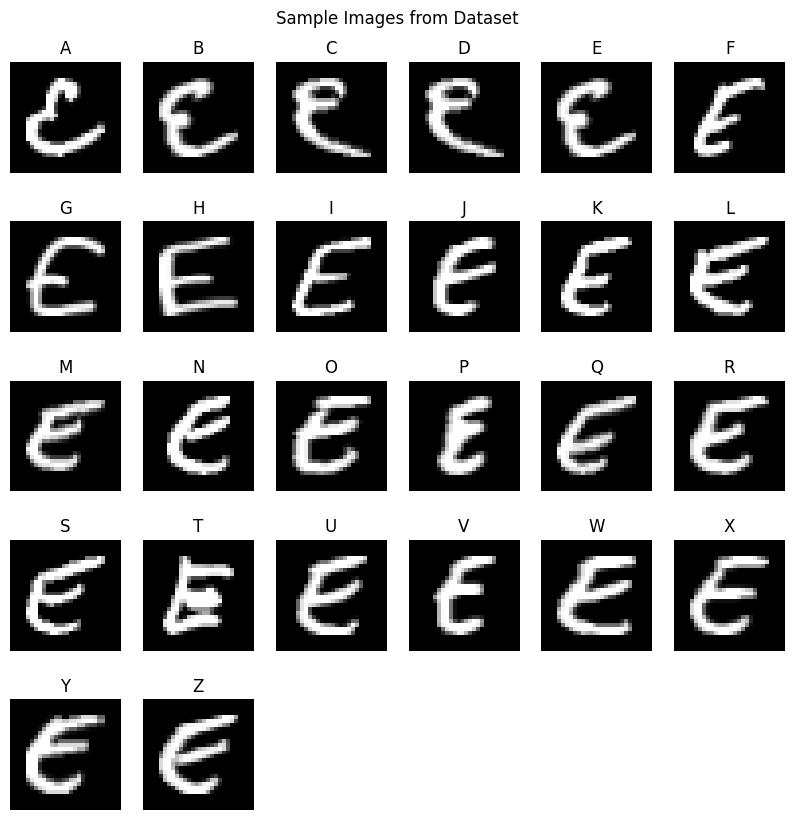
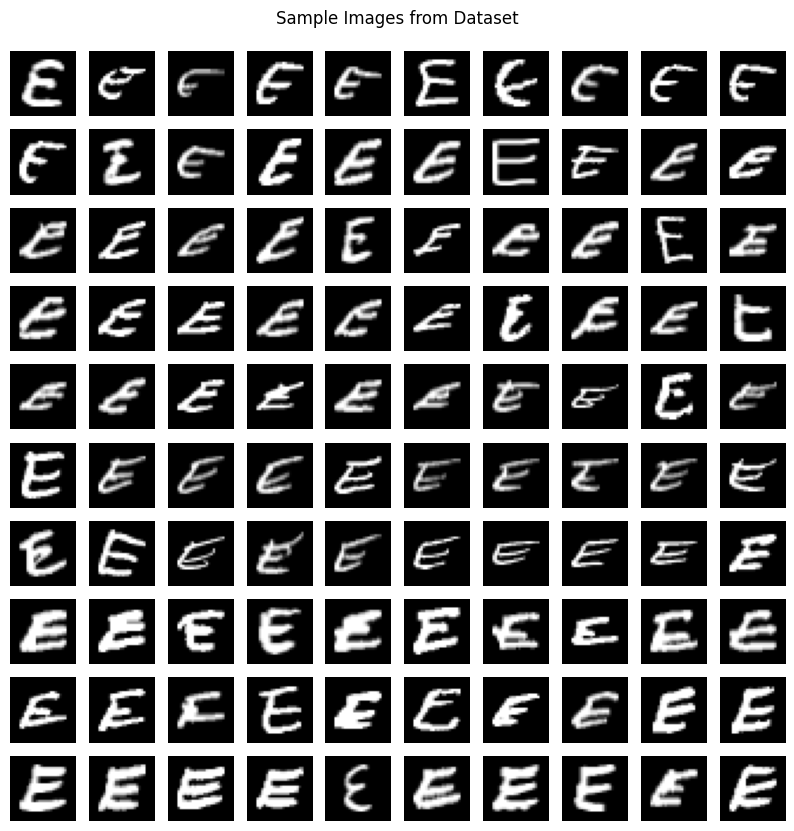
Code edit (unified diff) that turned the first committed figure into the second:
--- before
+++ after
@@ -2,7 +2,7 @@
 plt.title('Sample Images from Dataset', pad=20)
 plt.axis('off')
-for i in range(26):
-    plt.subplot(5, 6, i + 1)
-    plt.imshow(X[y_raw == 4][i], cmap='gray')
-    plt.title(chr(i + 65))
+for i in range(100):
+    plt.subplot(10, 10, i + 1)
+    plt.imshow(X[y_raw == 4][i+100], cmap='gray')
+    #plt.title(chr(i + 65))
     plt.axis('off')

Commit: added scanned sheets of 6 handwritten alphabets from 5 different people